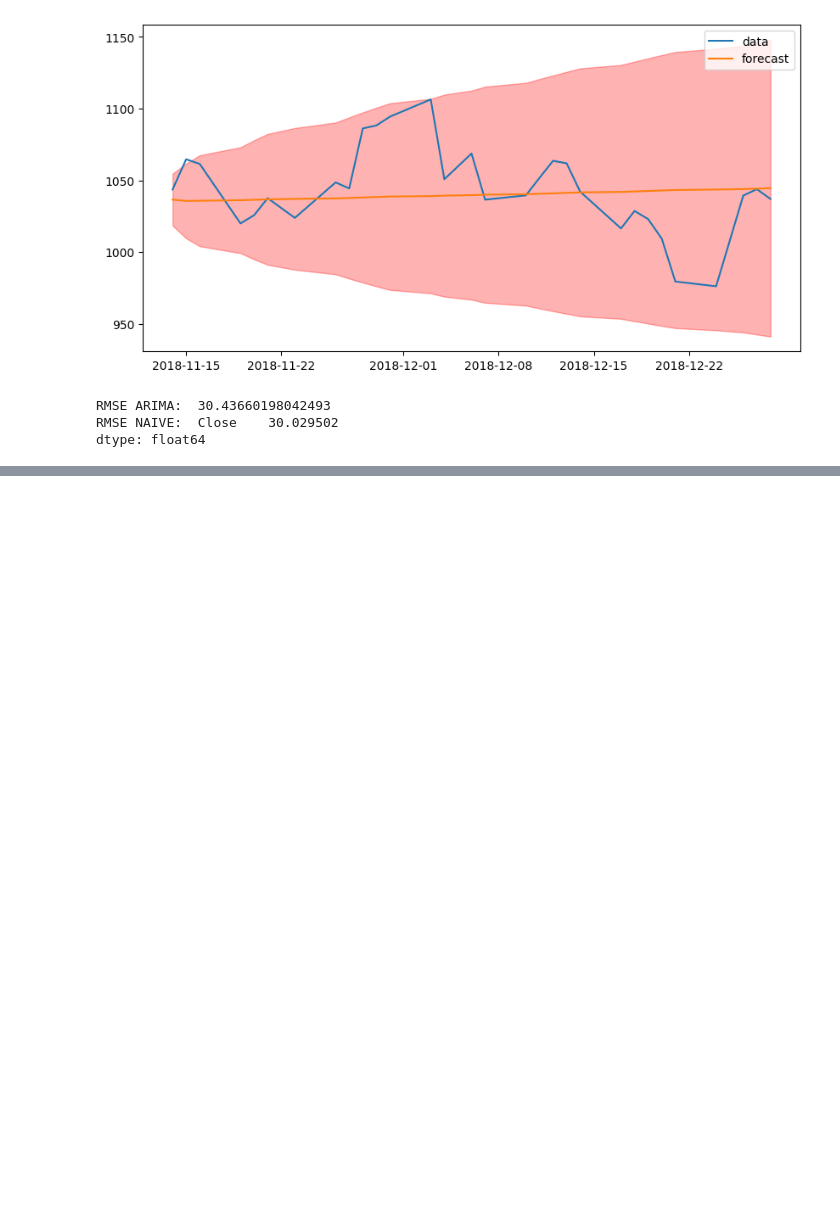
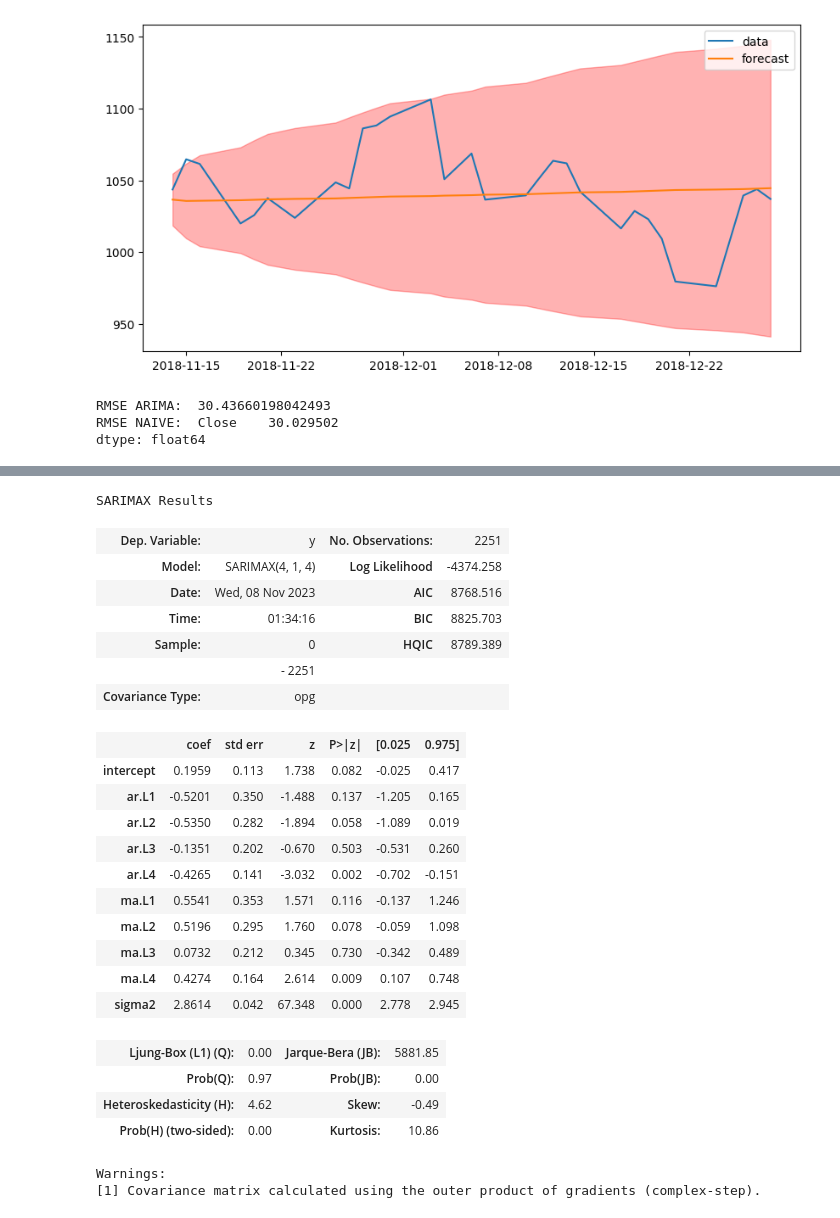
Before and after one commit to yeesem/Time-Series-Data-Analysis, a Jupyter notebook: ARIMA_4.ipynb, the cells around one changed output, grey strips where cells are left out. Cells and saved outputs as stored; diff of their text form; code cells hidden in the pictures; blank space fills up the shorter version.

```diff
--- a/ARIMA_4.ipynb
+++ b/ARIMA_4.ipynb
@@ -145,0 +215,28 @@ dtype: float64
+# %%
+model.summary()
+# %% [output]
+SARIMAX Results
+| Dep. Variable: | y | No. Observations: | 2251 |
+| Model: | SARIMAX(4, 1, 4) | Log Likelihood | -4374.258 |
+| Date: | Wed, 08 Nov 2023 | AIC | 8768.516 |
+| Time: | 01:34:16 | BIC | 8825.703 |
+| Sample: | 0 | HQIC | 8789.389 |
+|  | - 2251 |  |  |
+| Covariance Type: | opg |  |  |
+|  | coef | std err | z | P>|z| | [0.025 | 0.975] |
+| intercept | 0.1959 | 0.113 | 1.738 | 0.082 | -0.025 | 0.417 |
+| ar.L1 | -0.5201 | 0.350 | -1.488 | 0.137 | -1.205 | 0.165 |
+| ar.L2 | -0.5350 | 0.282 | -1.894 | 0.058 | -1.089 | 0.019 |
+| ar.L3 | -0.1351 | 0.202 | -0.670 | 0.503 | -0.531 | 0.260 |
+| ar.L4 | -0.4265 | 0.141 | -3.032 | 0.002 | -0.702 | -0.151 |
+| ma.L1 | 0.5541 | 0.353 | 1.571 | 0.116 | -0.137 | 1.246 |
+| ma.L2 | 0.5196 | 0.295 | 1.760 | 0.078 | -0.059 | 1.098 |
+| ma.L3 | 0.0732 | 0.212 | 0.345 | 0.730 | -0.342 | 0.489 |
+| ma.L4 | 0.4274 | 0.164 | 2.614 | 0.009 | 0.107 | 0.748 |
+| sigma2 | 2.8614 | 0.042 | 67.348 | 0.000 | 2.778 | 2.945 |
+| Ljung-Box (L1) (Q): | 0.00 | Jarque-Bera (JB): | 5881.85 |
+| Prob(Q): | 0.97 | Prob(JB): | 0.00 |
+| Heteroskedasticity (H): | 4.62 | Skew: | -0.49 |
+| Prob(H) (two-sided): | 0.00 | Kurtosis: | 10.86 |
+Warnings:
+[1] Covariance matrix calculated using the outer product of gradients (complex-step).
```
Also changed, not shown: parts of 10 cells of this notebook.
